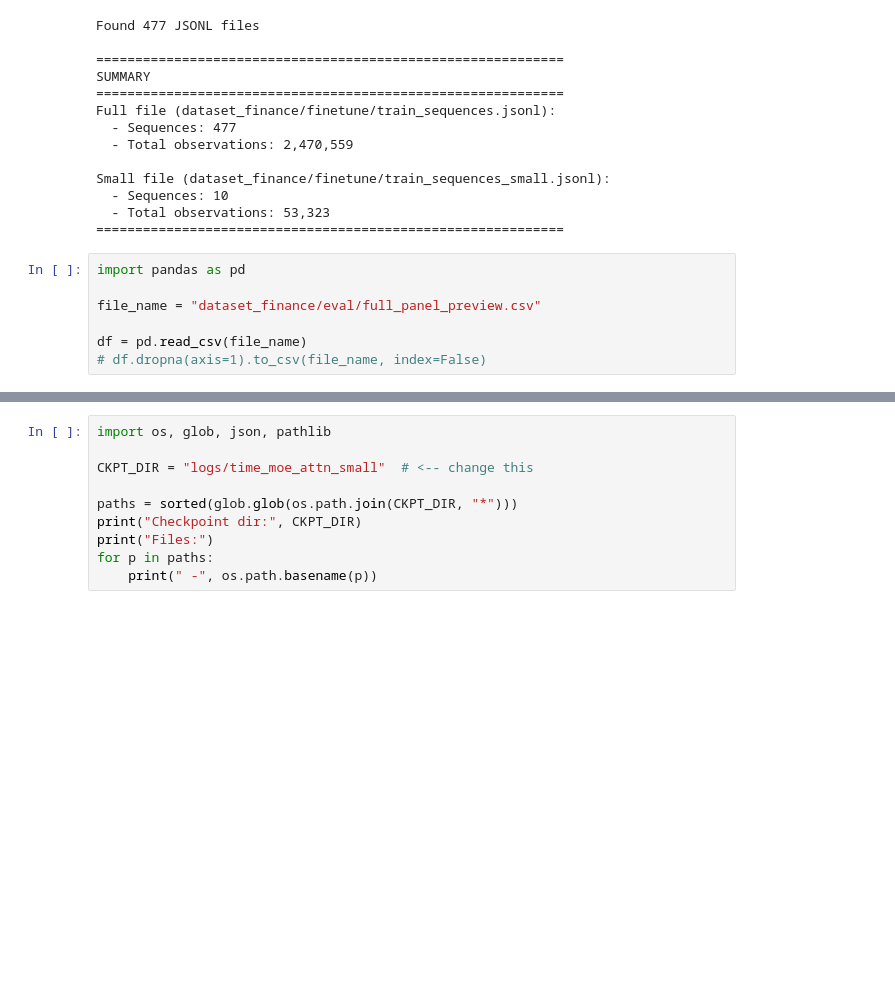
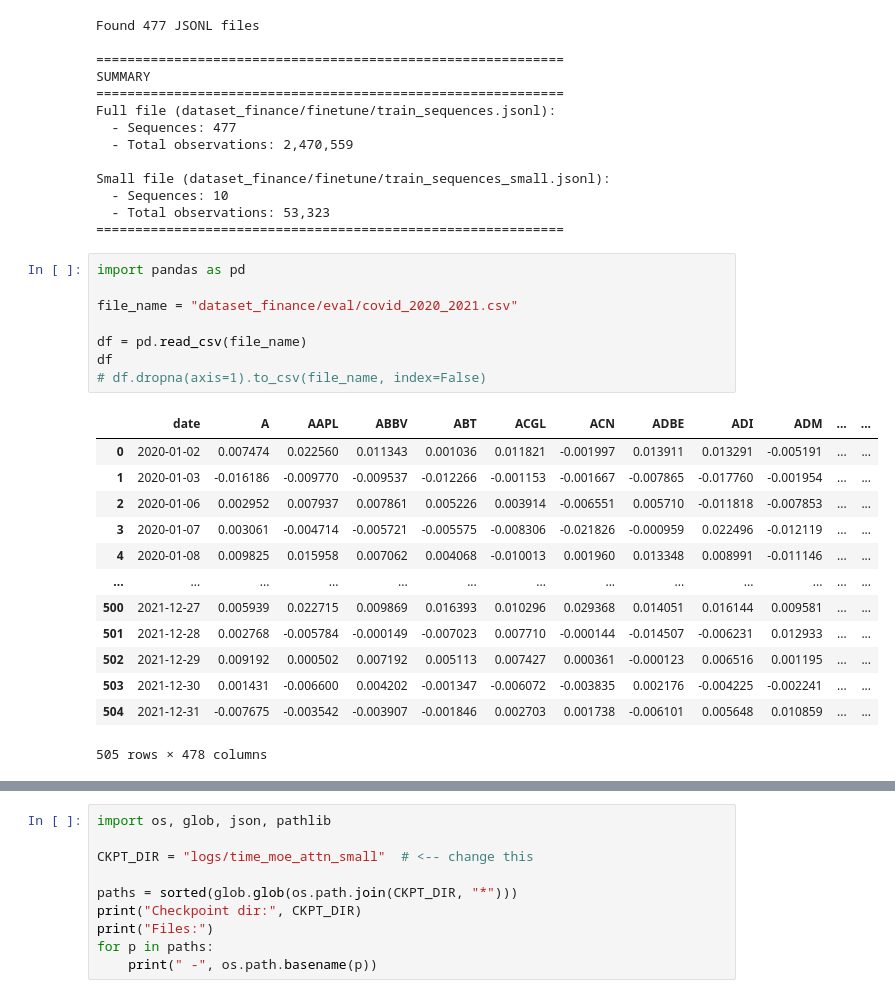
Before and after one commit to NastiaBur/project, a Jupyter notebook: mama.ipynb, the cells around one changed output, grey strips where cells are left out. Drawn from its saved outputs; the diff is of its cells as text; blank space fills up the shorter version.

```diff
--- a/mama.ipynb
+++ b/mama.ipynb
@@ -363,7 +346,22 @@ Small file (dataset_finance/finetune/train_sequences_small.jsonl):
 # %%
 import pandas as pd
 
-file_name = "dataset_finance/eval/full_panel_preview.csv"
+file_name = "dataset_finance/eval/covid_2020_2021.csv"
 
 df = pd.read_csv(file_name)
+df
 # df.dropna(axis=1).to_csv(file_name, index=False)
+# %% [output]
+|  | date | A | AAPL | ABBV | ABT | ACGL | ACN | ADBE | ADI | ADM | ... | ... |
+| 0 | 2020-01-02 | 0.007474 | 0.022560 | 0.011343 | 0.001036 | 0.011821 | -0.001997 | 0.013911 | 0.013291 | -0.005191 | ... | ... |
+| 1 | 2020-01-03 | -0.016186 | -0.009770 | -0.009537 | -0.012266 | -0.001153 | -0.001667 | -0.007865 | -0.017760 | -0.001954 | ... | ... |
+| 2 | 2020-01-06 | 0.002952 | 0.007937 | 0.007861 | 0.005226 | 0.003914 | -0.006551 | 0.005710 | -0.011818 | -0.007853 | ... | ... |
+| 3 | 2020-01-07 | 0.003061 | -0.004714 | -0.005721 | -0.005575 | -0.008306 | -0.021826 | -0.000959 | 0.022496 | -0.012119 | ... | ... |
+| 4 | 2020-01-08 | 0.009825 | 0.015958 | 0.007062 | 0.004068 | -0.010013 | 0.001960 | 0.013348 | 0.008991 | -0.011146 | ... | ... |
+| ... | ... | ... | ... | ... | ... | ... | ... | ... | ... | ... | ... | ... |
+| 500 | 2021-12-27 | 0.005939 | 0.022715 | 0.009869 | 0.016393 | 0.010296 | 0.029368 | 0.014051 | 0.016144 | 0.009581 | ... | ... |
+| 501 | 2021-12-28 | 0.002768 | -0.005784 | -0.000149 | -0.007023 | 0.007710 | -0.000144 | -0.014507 | -0.006231 | 0.012933 | ... | ... |
+| 502 | 2021-12-29 | 0.009192 | 0.000502 | 0.007192 | 0.005113 | 0.007427 | 0.000361 | -0.000123 | 0.006516 | 0.001195 | ... | ... |
+| 503 | 2021-12-30 | 0.001431 | -0.006600 | 0.004202 | -0.001347 | -0.006072 | -0.003835 | 0.002176 | -0.004225 | -0.002241 | ... | ... |
+| 504 | 2021-12-31 | -0.007675 | -0.003542 | -0.003907 | -0.001846 | 0.002703 | 0.001738 | -0.006101 | 0.005648 | 0.010859 | ... | ... |
+505 rows × 478 columns
```
Also changed, not shown: parts of 9 cells of this notebook, 6 other files.
